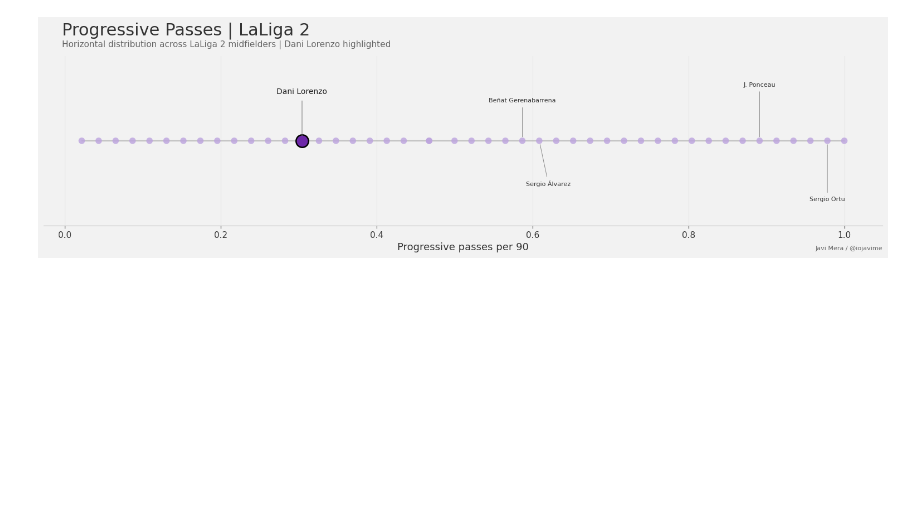
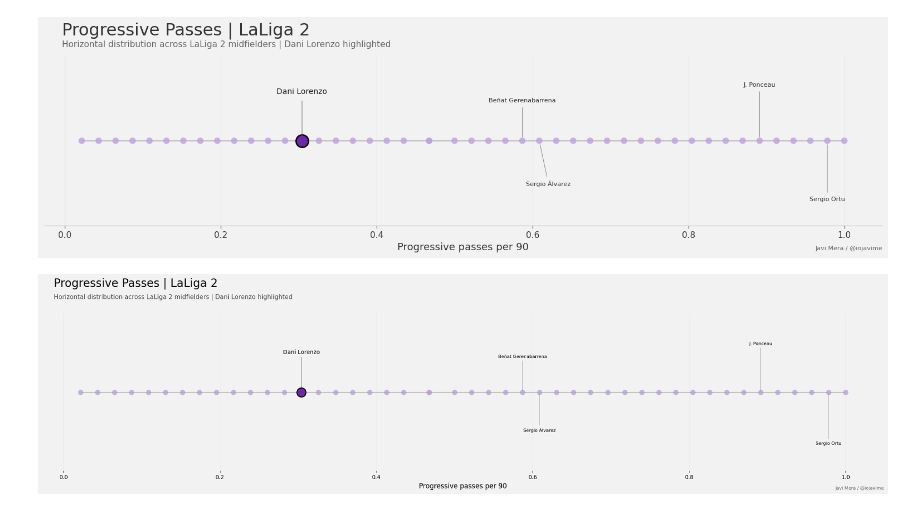
Before and after one commit to JaviMeraIO/informes-futbol, a Jupyter notebook: linea_horizontal_elegante.ipynb, the cells around one changed output. Cells and saved outputs as stored; diff of their text form; code cells hidden in the pictures; blank space fills up the shorter version.

Commit message:
Plantilla gráfico línea horizontal elegante (versión final)

```diff
--- a/linea_horizontal_elegante.ipynb
+++ b/linea_horizontal_elegante.ipynb
@@ -2087,0 +2206,10 @@ grafico_linea_elegante(
+# %%
+grafico_linea_elegante(
+    df=df,
+    metrica="Progressive passes per 90",
+    jugador_destacado="Dani Lorenzo",
+    titulo="Progressive Passes | LaLiga 2",
+    subtitulo="Horizontal distribution across LaLiga 2 midfielders | Dani Lorenzo highlighted"
+)
+# %% [output]
+[figure, added]
```
Also changed, not shown: parts of 1 cell of this notebook.
